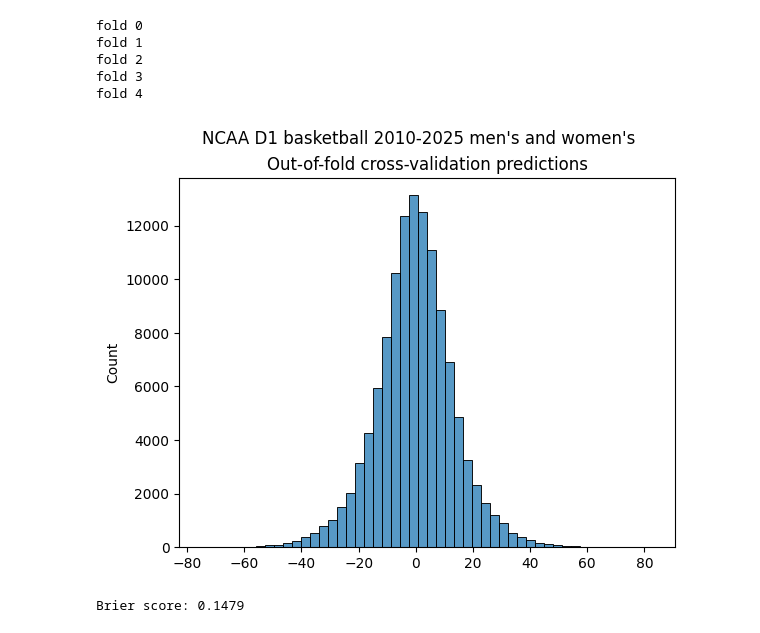
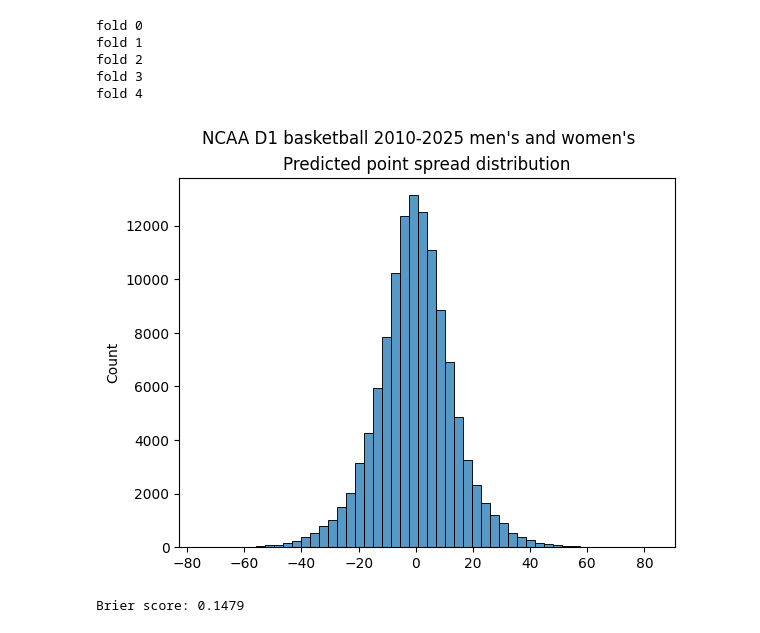
Before and after one commit to bedwards/mania, a Jupyter notebook: working/spread.ipynb, the cells around one changed output. Cells and saved outputs as stored; diff of their text form; code cells hidden in the pictures.

Commit message:
change plot title

```diff
--- a/working/spread.ipynb
+++ b/working/spread.ipynb
@@ -496,29 +496,29 @@ fold 3
 fold 4
 # %%
 suptitle = "NCAA D1 basketball 2010-2025 men's and women's"
-title = "Out-of-fold cross-validation predictions"
+title = "Predicted point spread distribution"
 
 if is_notebook:
     sns.histplot(y_pred_oof, bins=50)
     plt.suptitle(suptitle)
     plt.title(title)
 
 else:
     print()
     print(suptitle)
     print(title)
     hist, edges = np.histogram(y_pred_oof, bins=50)
     width = 80
     print(asciichartpy.plot(hist, {"height": 10, "width": width}))
     w50 = (width - 11) // 2
     w66 = (width - 11) * 2 // 3 - w50
     print(
         f"{floor(edges[len(edges)//2-1]):>{w50}}"
         f"{floor(edges[len(edges)*2//3]):>{w66}}"
     )
     print()
 # %% [output]
-[figure, old version]
+[figure, new version]
 # %%
 y_pred_prob = 1 / (1 + np.exp(-y_pred_oof * 0.25))
 y_true = (train["Spread_1"] > 0).astype(int)
```
Also changed, not shown: 2 other files.
